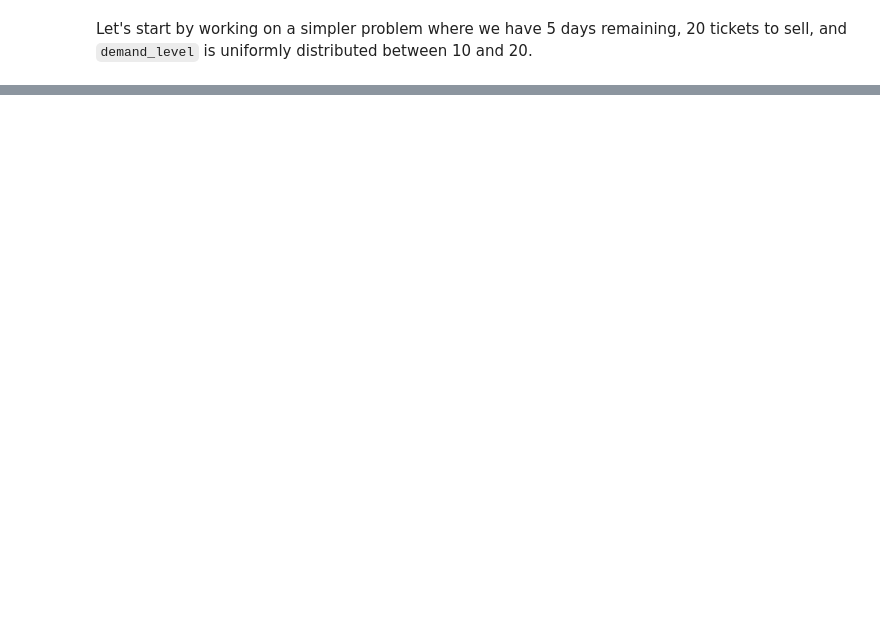
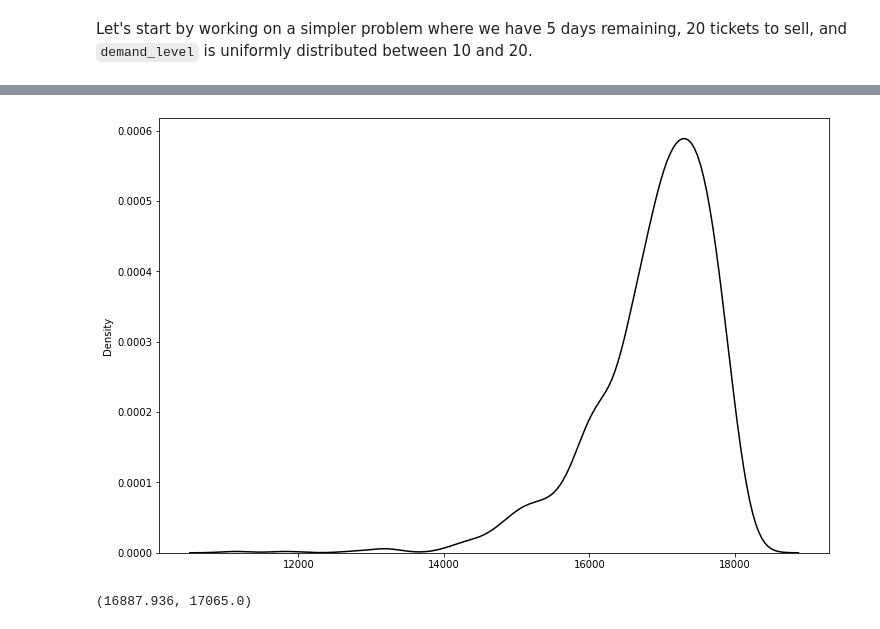
Before and after one commit to Booleans/airline-price-optimization, a Jupyter notebook: Pricing.ipynb, the cells around one changed output, grey strips where cells are left out. Drawn from its saved outputs; the diff is of its cells as text; code cells hidden in the pictures; blank space fills up the shorter version.

```diff
--- a/Pricing.ipynb
+++ b/Pricing.ipynb
@@ -15,3 +2,0 @@ array([151, 161, 116, 172, 197, 144, 112, 180, 145, 184, 189, 122, 150,
-# %%
-n_sims = 10**5
-counts = dict()
@@ -42,16 +2,0 @@ array([191, 189, 189, 189, 189, 189, 189, 189, 194, 189])
-# %%
-todays_demand = np.random.randint(100, 201)
-
-for _ in range(n_sims):
-    tickets_sold = 0
-    demands = np.random.randint(100, 200, size=remaining_days)
-    floor = np.max(demands)
-    while tickets_sold < remaining_tickets:
-        floor -= 1
-        diffs = demands - floor
-        tickets_sold = np.sum(np.where(diffs >= 0, diffs, 0))
-
-    if floor in counts:
-        counts[floor] += 1
-    else:
-        counts[floor] = 1
@@ -79,0 +29,23 @@ counts
+# %%
+simulation_profits = np.zeros(1000)
+for j in range(1000):
+    days_remaining = 30
+    demand_levels = np.random.randint(100, 201, size=days_remaining)
+    tickets_remaining = 100
+    sales = np.zeros(days_remaining)
+    profits = np.zeros(days_remaining)
+
+    for i, demand_level in enumerate(demand_levels):
+        sell_price = get_todays_sell_price(demand_level, days_remaining, tickets_remaining, n_sims=10**3)
+        tickets_sold = max(demand_level - sell_price, 0)
+
+        if tickets_sold > tickets_remaining:
+            tickets_sold = tickets_remaining
+            sell_price = demand_level - tickets_sold
+
+        sales[i] = tickets_sold
+        profits[i] = tickets_sold * sell_price
+        tickets_remaining -= tickets_sold
+        days_remaining -= 1
+
+    simulation_profits[j] = np.sum(profits)
@@ -79,0 +72,9 @@ counts
+# %%
+fig, ax = plt.subplots(figsize=(12, 8))
+sns.kdeplot(simulation_profits, color='black');
+# %% [output]
+[figure, added]
+# %%
+np.mean(simulation_profits), np.median(simulation_profits)
+# %% [output]
+(16887.936, 17065.0)
```
Also changed, not shown: parts of 10 cells of this notebook.
